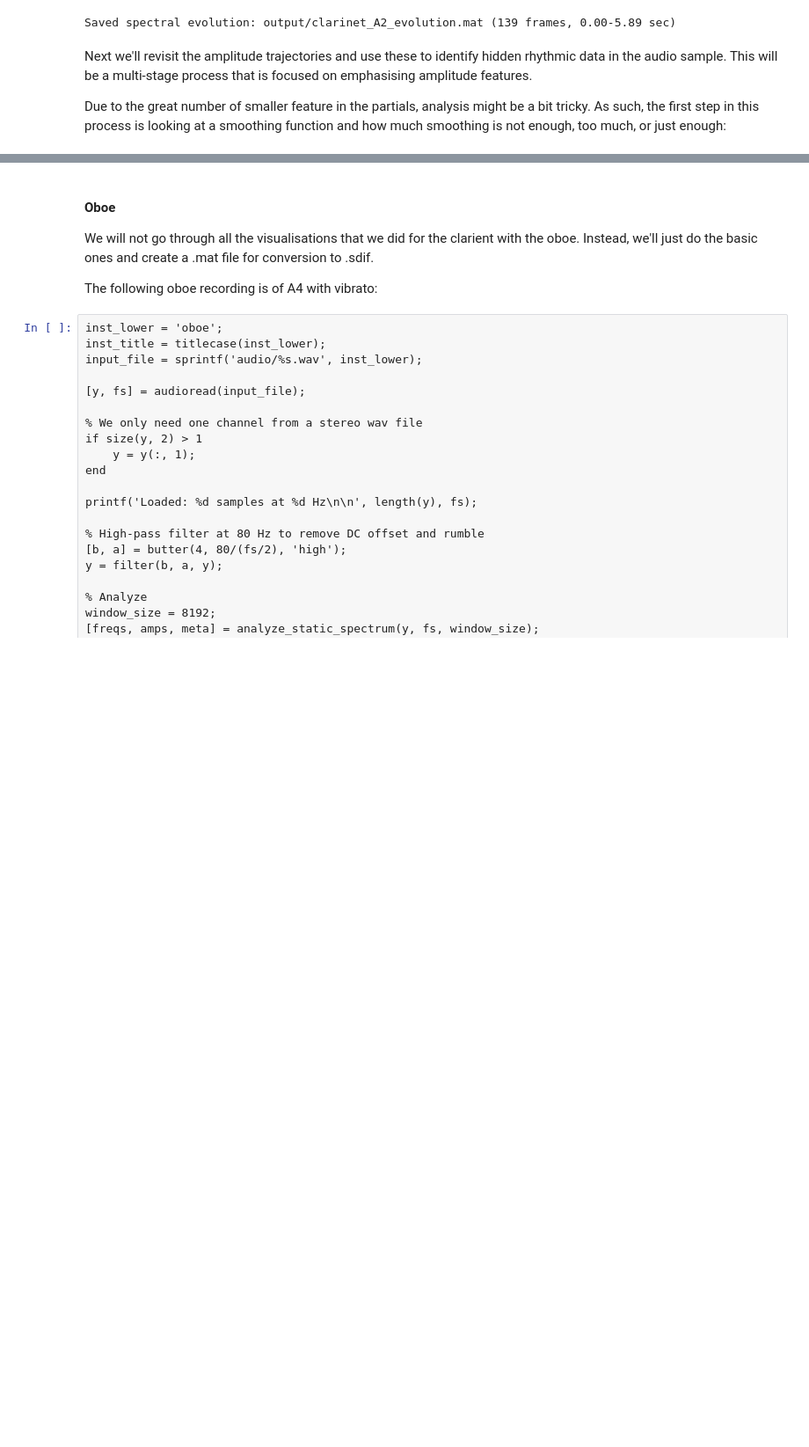
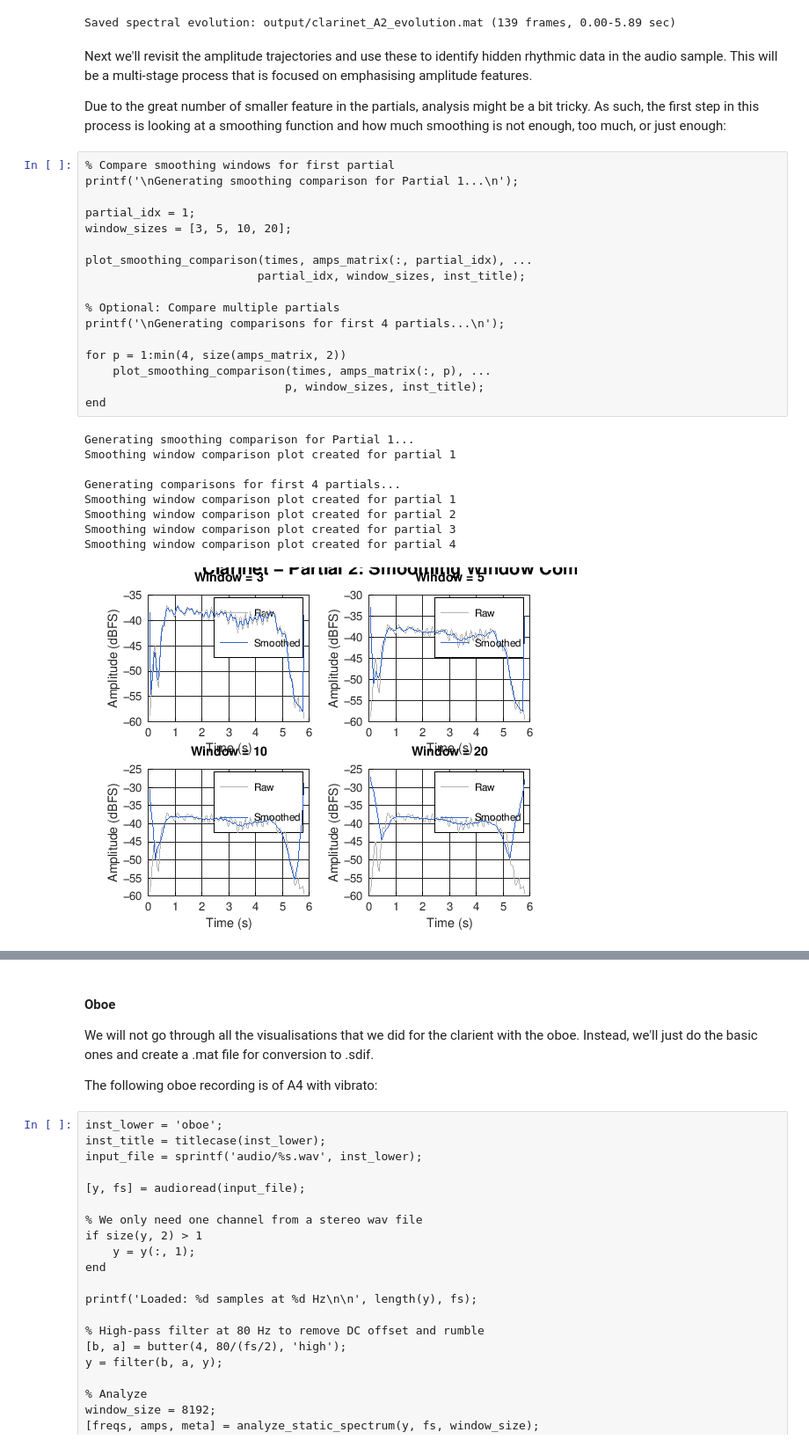
Before and after one commit to calyau/octave-notebooks, a Jupyter notebook: data/audio-dsp-and-spectralism.ipynb, the cells around one changed output, grey strips where cells are left out. Shown: that part at 88% size. Cells and saved outputs as stored; diff of their text form; blank space fills up the shorter version.

```diff
--- a/data/audio-dsp-and-spectralism.ipynb
+++ b/data/audio-dsp-and-spectralism.ipynb
@@ -291,3 +291,30 @@ Saved spectral evolution: output/clarinet_A2_evolution.mat (139 frames, 0.00-5.8
 Next we'll revisit the amplitude trajectories and use these to identify hidden rhythmic data in the audio sample. This will be a multi-stage process that is focused on emphasising amplitude features.
 
 Due to the great number of smaller feature in the partials, analysis might be a bit tricky. As such, the first step in this process is looking at a smoothing function and how much smoothing is not enough, too much, or just enough:
+# %%
+% Compare smoothing windows for first partial
+printf('\nGenerating smoothing comparison for Partial 1...\n');
+
+partial_idx = 1;
+window_sizes = [3, 5, 10, 20];
+
+plot_smoothing_comparison(times, amps_matrix(:, partial_idx), ...
+                         partial_idx, window_sizes, inst_title);
+
+% Optional: Compare multiple partials
+printf('\nGenerating comparisons for first 4 partials...\n');
+
+for p = 1:min(4, size(amps_matrix, 2))
+    plot_smoothing_comparison(times, amps_matrix(:, p), ...
+                             p, window_sizes, inst_title);
+end
+# %% [output]
+Generating smoothing comparison for Partial 1...
+Smoothing window comparison plot created for partial 1
+
+Generating comparisons for first 4 partials...
+Smoothing window comparison plot created for partial 1
+Smoothing window comparison plot created for partial 2
+Smoothing window comparison plot created for partial 3
+Smoothing window comparison plot created for partial 4
+[figure, added]
```
Also changed, not shown: parts of 2 cells of this notebook, 1 other file.
